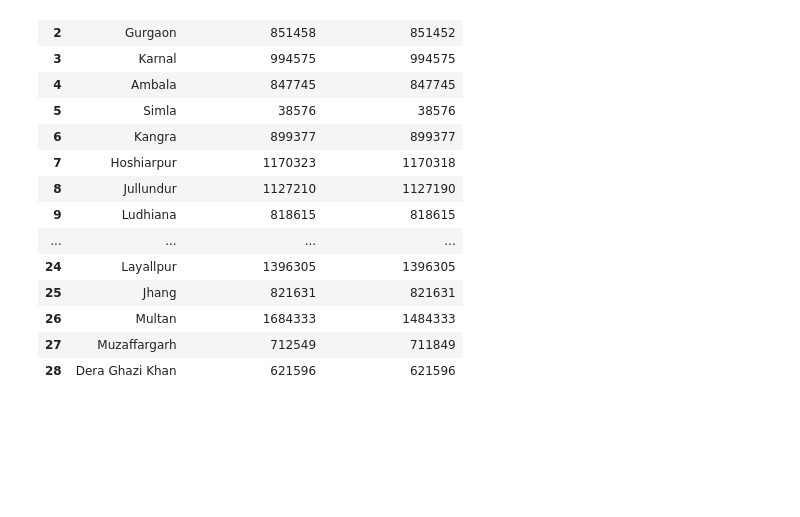
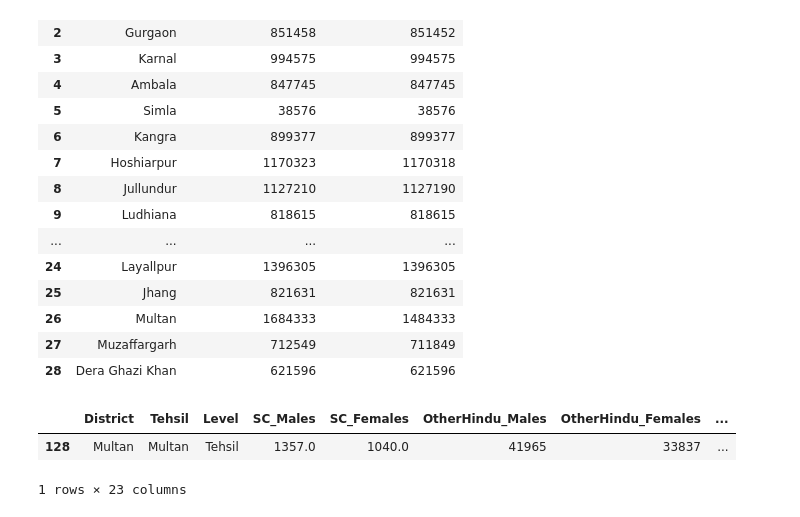
Before and after one commit to prabh9050/the-line-and-the-ledger, a Jupyter notebook: notebooks/01_EDA.ipynb, the cells around one changed output. Cells and saved outputs as stored; diff of their text form; code cells hidden in the pictures; blank space fills up the shorter version.

Commit message:
Fix Multan Total_Population OCR error via corrected Muslim_Males count

```diff
--- a/notebooks/01_EDA.ipynb
+++ b/notebooks/01_EDA.ipynb
@@ -210,3 +210,11 @@ comparison
 | 26 | Multan | 1684333 | 1484333 |
 | 27 | Muzaffargarh | 712549 | 711849 |
 | 28 | Dera Ghazi Khan | 621596 | 621596 |
+# %%
+census.loc[(census['District'] == 'Multan') & (census['Tehsil'] == 'Multan') & (census['Level'] == 'Tehsil'), 'Muslim_Males'] = 629762
+# %%
+census.loc[(census['District'] == 'Multan') & (census['Tehsil'] == 'Multan') & (census['Level'] == 'Tehsil')]
+# %% [output]
+|  | District | Tehsil | Level | SC_Males | SC_Females | OtherHindu_Males | OtherHindu_Females | ... |
+| 128 | Multan | Multan | Tehsil | 1357.0 | 1040.0 | 41965 | 33837 | ... |
+1 rows × 23 columns
```
Also changed, not shown: parts of 1 cell of this notebook.
